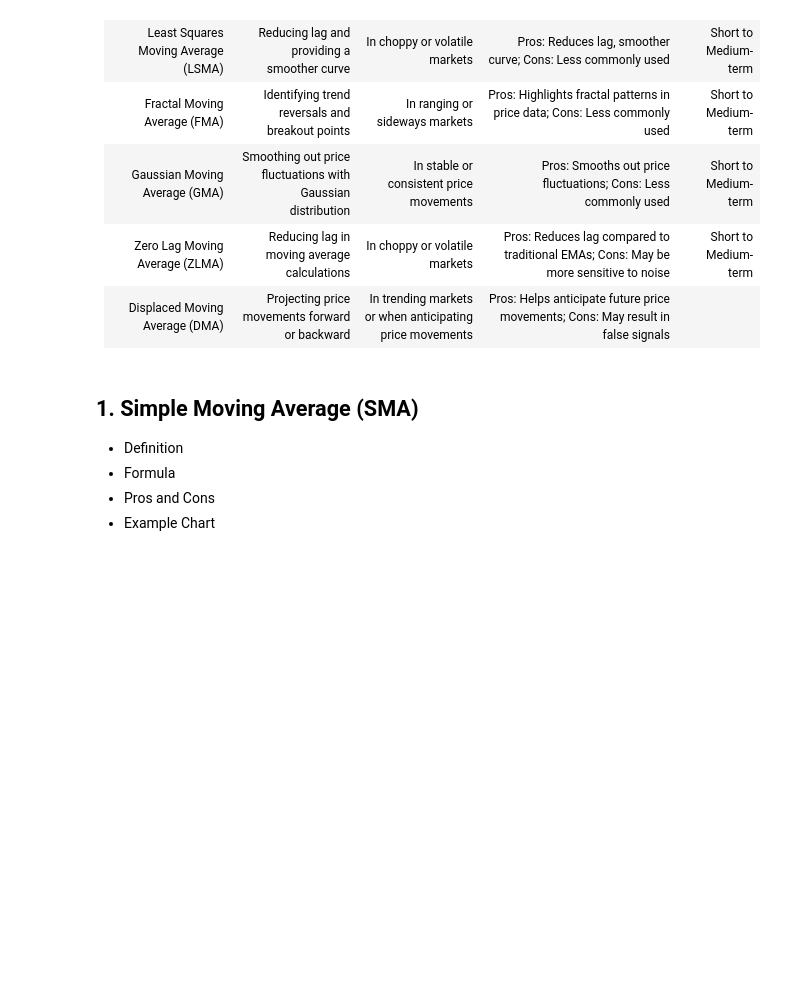
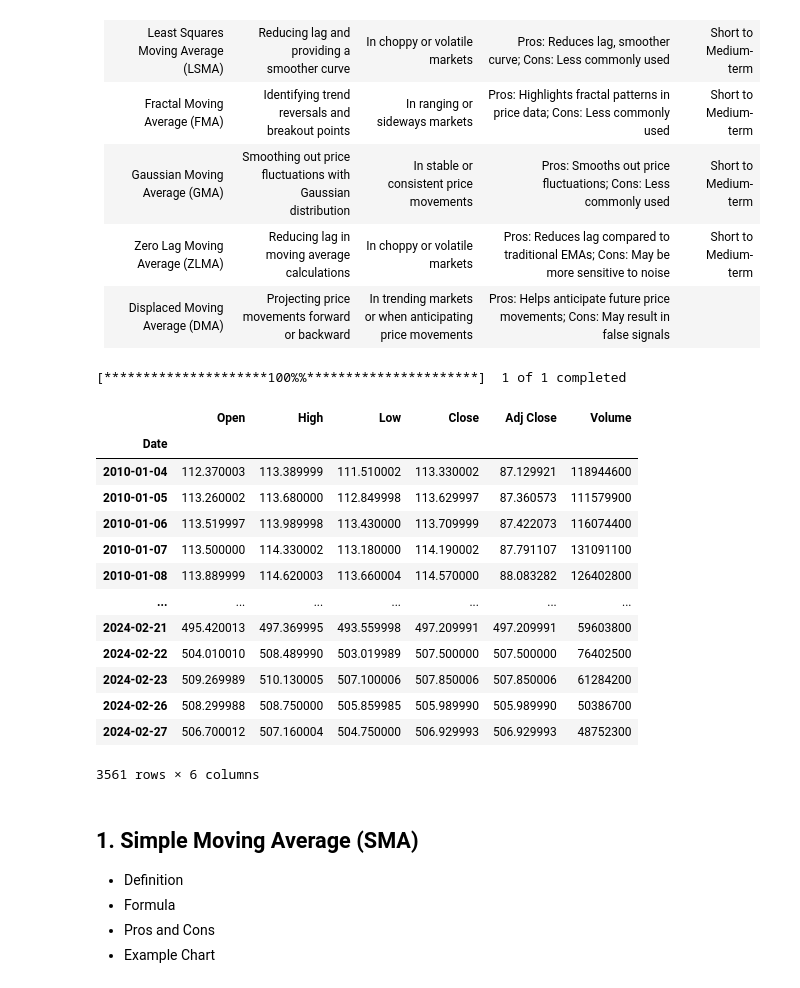
Before and after one commit to HansUXdev/DSportfolio, a Jupyter notebook: AI/AverageTypes.ipynb, the cells around one changed output. Drawn from its saved outputs; the diff is of its cells as text; code cells hidden in the pictures; blank space fills up the shorter version.

```diff
--- a/AI/AverageTypes.ipynb
+++ b/AI/AverageTypes.ipynb
@@ -38,3 +40,23 @@ Moving averages are a popular technical analysis tool used by traders to identif
+# %%
+import yfinance as yf
+data = yf.download('SPY', start='2010-01-01')
+data
+# %% [output]
+[*********************100%%**********************]  1 of 1 completed
+|  | Open | High | Low | Close | Adj Close | Volume |
+| Date |  |  |  |  |  |  |
+| 2010-01-04 | 112.370003 | 113.389999 | 111.510002 | 113.330002 | 87.129921 | 118944600 |
+| 2010-01-05 | 113.260002 | 113.680000 | 112.849998 | 113.629997 | 87.360573 | 111579900 |
+| 2010-01-06 | 113.519997 | 113.989998 | 113.430000 | 113.709999 | 87.422073 | 116074400 |
+| 2010-01-07 | 113.500000 | 114.330002 | 113.180000 | 114.190002 | 87.791107 | 131091100 |
+| 2010-01-08 | 113.889999 | 114.620003 | 113.660004 | 114.570000 | 88.083282 | 126402800 |
+| ... | ... | ... | ... | ... | ... | ... |
+| 2024-02-21 | 495.420013 | 497.369995 | 493.559998 | 497.209991 | 497.209991 | 59603800 |
+| 2024-02-22 | 504.010010 | 508.489990 | 503.019989 | 507.500000 | 507.500000 | 76402500 |
+| 2024-02-23 | 509.269989 | 510.130005 | 507.100006 | 507.850006 | 507.850006 | 61284200 |
+| 2024-02-26 | 508.299988 | 508.750000 | 505.859985 | 505.989990 | 505.989990 | 50386700 |
+| 2024-02-27 | 506.700012 | 507.160004 | 504.750000 | 506.929993 | 506.929993 | 48752300 |
+3561 rows × 6 columns
 # %% [markdown]
 
 ## 1. Simple Moving Average (SMA)
```
Also changed, not shown: parts of 34 cells of this notebook.
